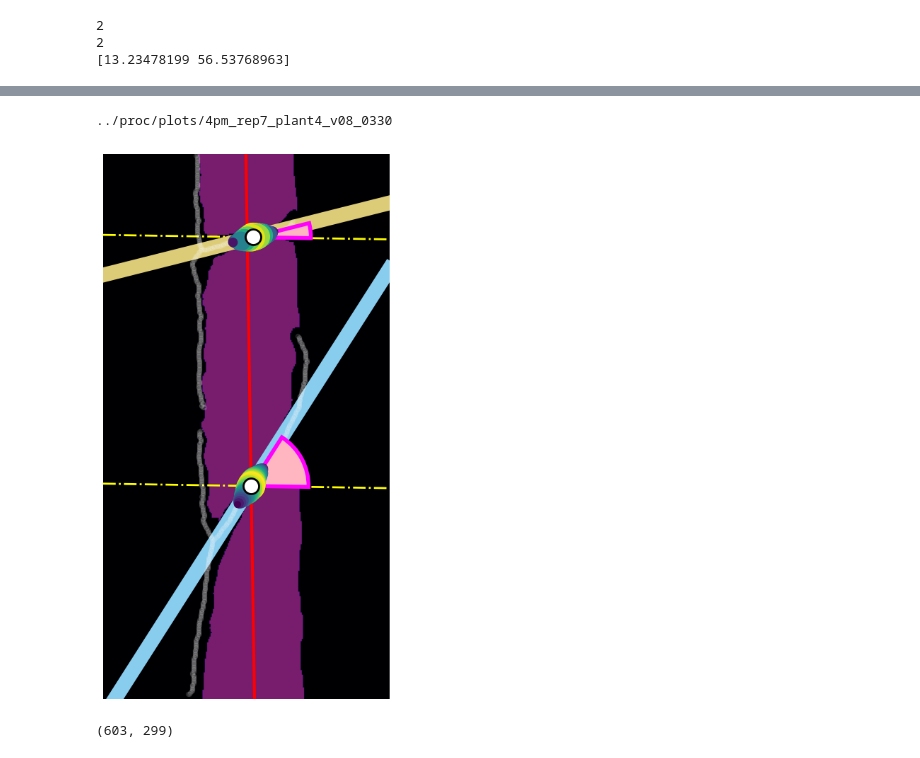
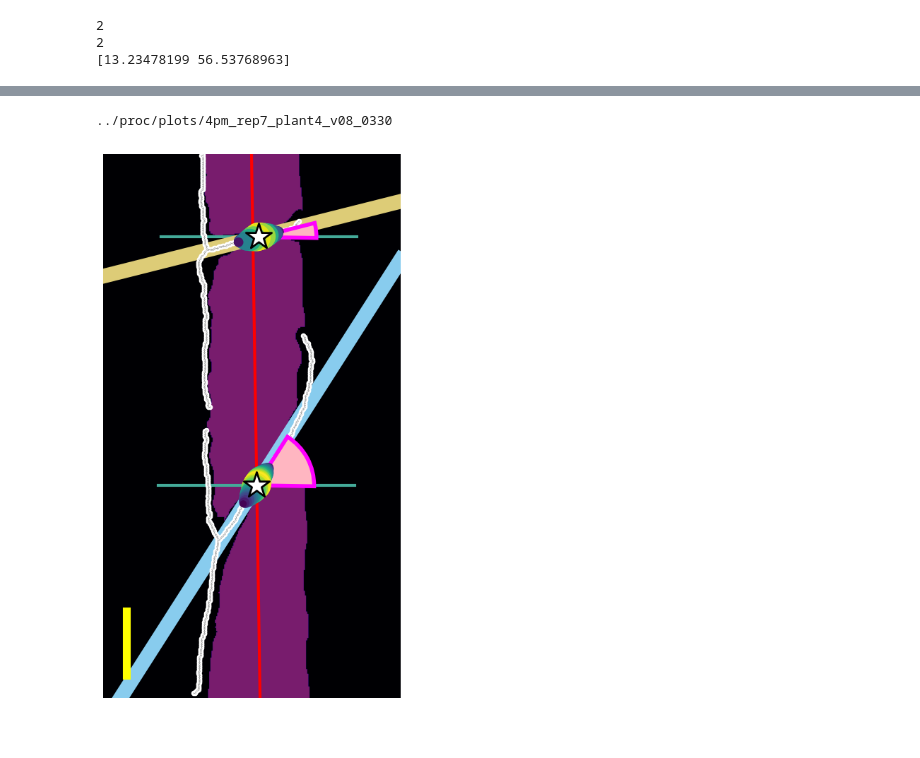
Before and after one commit to ejamezquita/cuscuta, a Jupyter notebook: jupyter/02_angle_tiff.ipynb, the cells around one changed output, grey strips where cells are left out. Saved outputs shown, nothing was run; the diff lists cells and outputs as text; code cells hidden in the pictures.

```diff
--- a/jupyter/02_angle_tiff.ipynb
+++ b/jupyter/02_angle_tiff.ipynb
@@ -210,6 +210,7 @@ print(np.rad2deg(angle))
 # %%
 img1 = tf.imread(filenames[anums[idx]])//40
 img1[img1 > 2] = 0
+scalebar = len(img1) - np.asarray([20, 20 + 28*2])
 #img1[img1 > 1] = 2
 
 #plt.imshow(img1)
@@ -235,46 +236,37 @@ ax = np.atleast_1d(ax).ravel()
 ax[0].imshow(np.pad(img1, ((0,0), (ww,ww))), cmap='inferno', vmin=0, vmax=3, zorder = 1, origin='upper');
 
 for i in range(len(coms)):
     i = -i - 1
     xy1 = (coms[i,1]+ww, coms[i,0])
     xy2 = np.array([xy1[0]-85, xy1[0]+85])
     grad = (dcom[i]/np.max(dcom[i]))
 
-    ax[0].axline(xy1, slope = ll[idx][1]-ll[idx][0], c='yellow', alpha=1, lw=2, ls='-.', zorder=3)
+    #ax[0].axline(xy1, slope = ll[idx][1]-ll[idx][0], c='yellow', alpha=1, lw=2, ls='-.', zorder=3)
+    ax[0].plot([xy1[0]-85, xy1[0]+85], [xy1[1], xy1[1]], c=colors[6], alpha=1, lw=3, ls='-', zorder=3)
     ax[0].axline(xy1, slope = coefs[i,1], c=colors[6+i], alpha=1, lw=15, zorder=4)
-    #ax[0].axline(xy1, slope = coefs[i,1], c=colors[-i], alpha=1, lw=2, zorder=5)
 
     ax[0].scatter(cross[1, dmask[i]]+ww, cross[0, dmask[i]],
                   c=dcom[i], alpha=1, marker='o', cmap='viridis', s=750*grad, zorder=10)
 
-    ax[0].scatter(xy1[0], xy1[1], c='w', s=250, marker='o', zorder=15, edgecolor='k', linewidths=2)
+    ax[0].scatter(*xy1, c='w', s=750, marker='*', zorder=15, edgecolor='k', linewidths=2)
     wedges = Wedge(xy1, 50, np.rad2deg(np.arctan(coefs[i,1])),
                    np.rad2deg(np.arctan(ll[idx][1]-ll[idx][0])),
                    #width = 5,
                    facecolor='lightpink', edgecolor='fuchsia', lw=4, alpha=1, zorder=9)
     ax[0].add_patch(wedges)
 
-ax[0].scatter(scoords[1]+ww, scoords[0], c='w', zorder=6, s=20, alpha=0.1)
+ax[0].plot([20,20], scalebar, c='yellow', lw=8, zorder=11)
+ax[0].scatter(scoords[1]+ww, scoords[0], c='w', marker='o', zorder=6, s=20, alpha=1)
+ax[0].scatter(scoords[1]+ww, scoords[0], c='k', marker='.', zorder=6, s=0.1, alpha=1)
 ax[0].plot(ll[idx]+ww,xx[idx], color='red', lw=3, zorder=2);
 ax[0].axis('off')
 ax[0].margins(0)
 
 fig.tight_layout()
 
 filename = '{}{}_rep{}_plant{}_v08_{:04d}'.format(dst,time,rep,pidx,nums[anums[idx]])
 print(filename)
 plt.savefig(filename + '.jpg', format='jpg', dpi=200, pil_kwargs={'optimize':True}, bbox_inches='tight')
 # %% [output]
 ../proc/plots/4pm_rep7_plant4_v08_0330
-[figure, old version]
+[figure, new version]
-# %%
-img0 = tf.imread(filenames[anums[idx]])
-img1 = tf.imread(filenames[anums[idx]])//40
-img1[img1 > 1] = 2
-img1[img0 > 160] += 2
-print(img0.shape)
-
-rawname = '{}{} Inc Rep {}/{} Inc Rep {} ({}).JPG'.format(rsrc, time, rep, time, rep, nums[anums[idx]])
-raw = cv2.imread(rawname)
-# %% [output]
-(603, 299)
```
Also changed, not shown: parts of 6 cells of this notebook, 37 other files.
